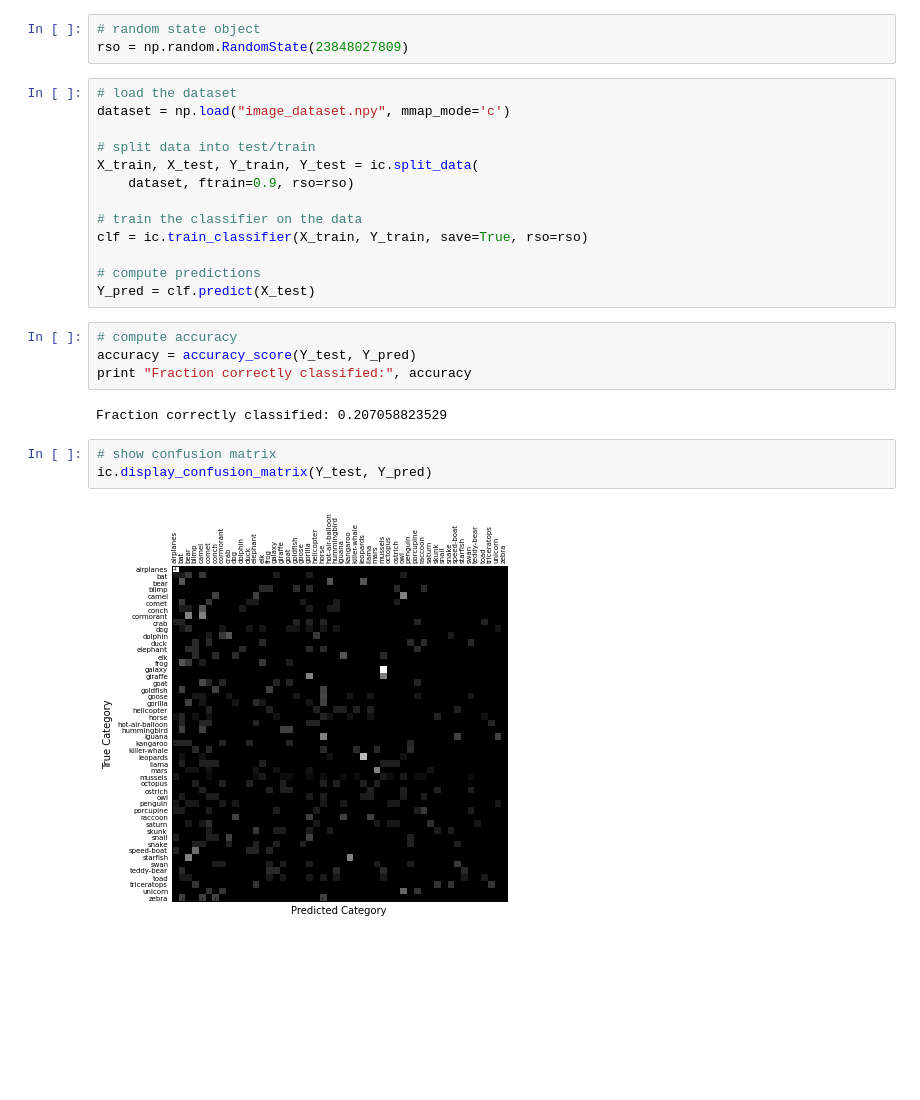
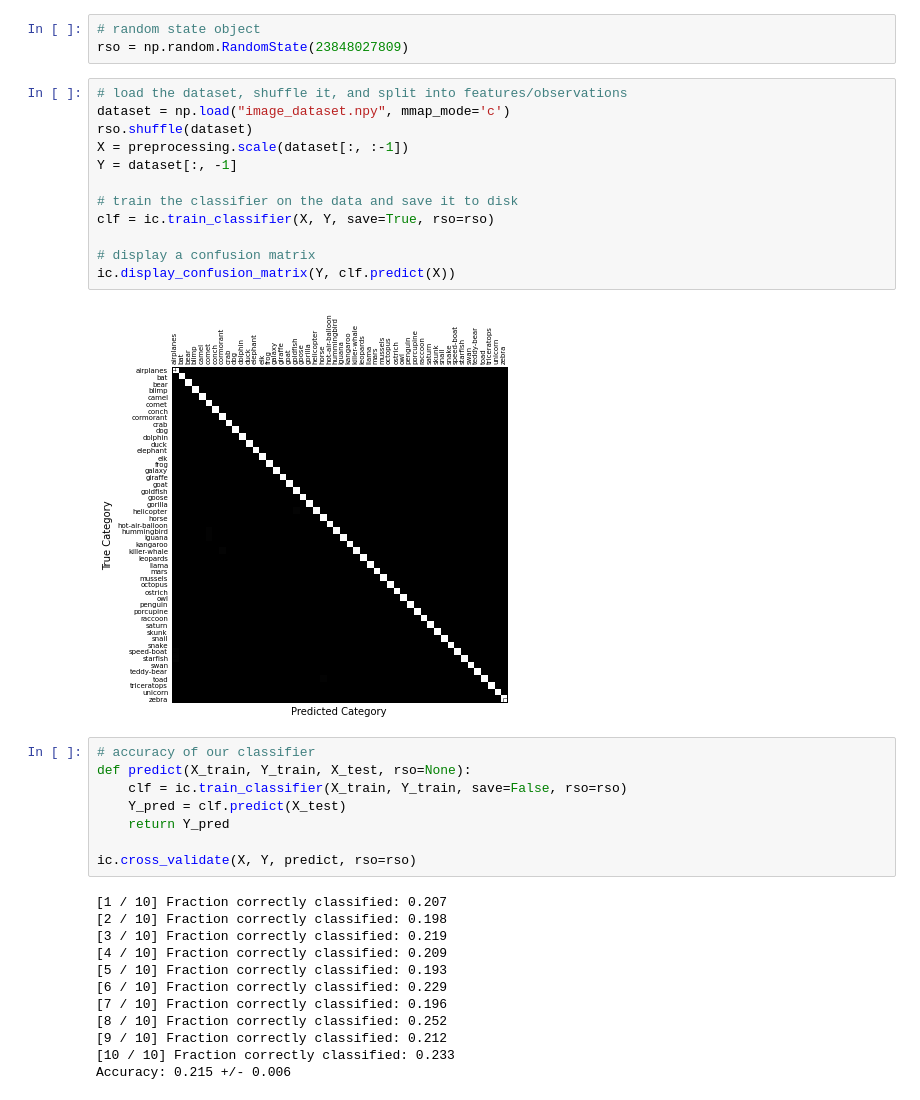
Before and after one commit to jhamrick/fall2013-python-seminar, a Jupyter notebook: hw4/hw4.ipynb, the cells around one changed output. Cells and saved outputs as stored; diff of their text form; blank space fills up the shorter version.

```diff
--- a/hw4/hw4.ipynb
+++ b/hw4/hw4.ipynb
@@ -9,28 +9,38 @@ from util import weighted_sample
 # random state object
 rso = np.random.RandomState(23848027809)
 # %%
-# load the dataset
+# load the dataset, shuffle it, and split into features/observations
 dataset = np.load("image_dataset.npy", mmap_mode='c')
+rso.shuffle(dataset)
+X = preprocessing.scale(dataset[:, :-1])
+Y = dataset[:, -1]
 
-# split data into test/train
-X_train, X_test, Y_train, Y_test = ic.split_data(
-    dataset, ftrain=0.9, rso=rso)
+# train the classifier on the data and save it to disk
+clf = ic.train_classifier(X, Y, save=True, rso=rso)
 
-# train the classifier on the data
-clf = ic.train_classifier(X_train, Y_train, save=True, rso=rso)
-
-# compute predictions
-Y_pred = clf.predict(X_test)
+# display a confusion matrix
+ic.display_confusion_matrix(Y, clf.predict(X))
+# %% [output]
+[figure, added]
-# %%
-# compute accuracy
-accuracy = accuracy_score(Y_test, Y_pred)
-print "Fraction correctly classified:", accuracy
-# %% [output]
-Fraction correctly classified: 0.207058823529
-# %%
-# show confusion matrix
-ic.display_confusion_matrix(Y_test, Y_pred)
-# %% [output]
-[figure, removed]
+# %%
+# accuracy of our classifier
+def predict(X_train, Y_train, X_test, rso=None):
+    clf = ic.train_classifier(X_train, Y_train, save=False, rso=rso)
+    Y_pred = clf.predict(X_test)
+    return Y_pred
+
+ic.cross_validate(X, Y, predict, rso=rso)
+# %% [output]
+[1 / 10] Fraction correctly classified: 0.207
+[2 / 10] Fraction correctly classified: 0.198
+[3 / 10] Fraction correctly classified: 0.219
+[4 / 10] Fraction correctly classified: 0.209
+[5 / 10] Fraction correctly classified: 0.193
+[6 / 10] Fraction correctly classified: 0.229
+[7 / 10] Fraction correctly classified: 0.196
+[8 / 10] Fraction correctly classified: 0.252
+[9 / 10] Fraction correctly classified: 0.212
+[10 / 10] Fraction correctly classified: 0.233
+Accuracy: 0.215 +/- 0.006
 # %%
 # accuracy if the categories were guessed randomly
```
Also changed, not shown: parts of 3 cells of this notebook, 1 other file.
